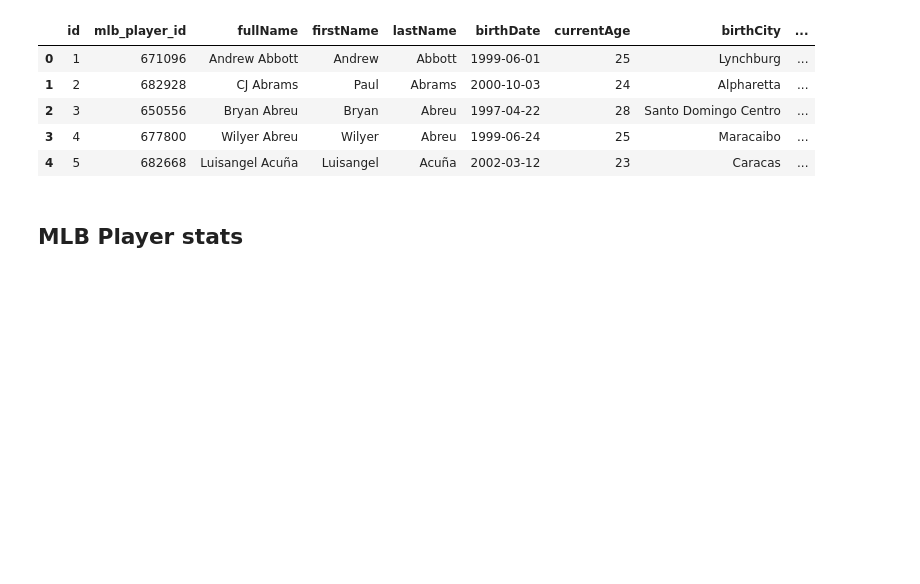
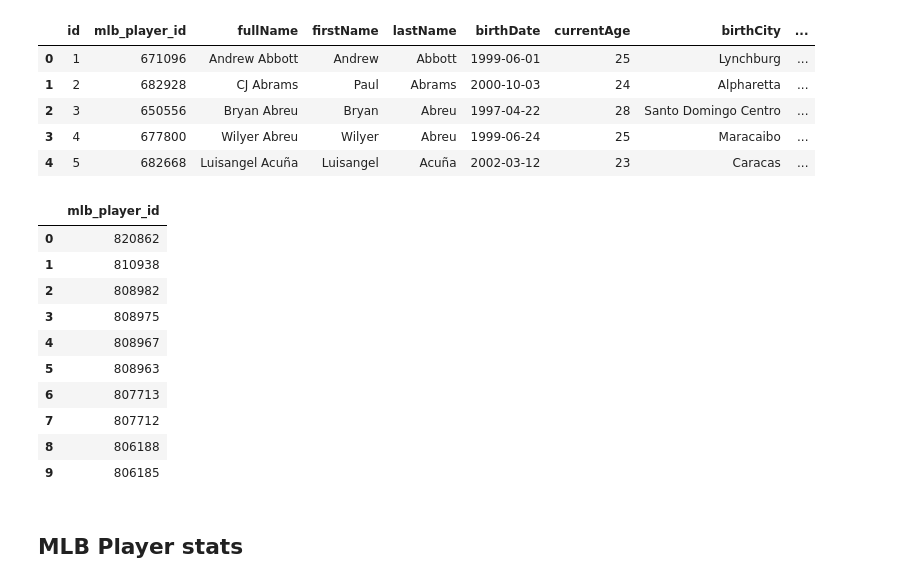
Before and after one commit to laniel123/MLB_Injury_Report, a Jupyter notebook: mlb/notebooks/Mlb_player_db.ipynb, the cells around one changed output. Saved outputs shown, nothing was run; the diff lists cells and outputs as text; code cells hidden in the pictures; blank space fills up the shorter version.

```diff
--- a/mlb/notebooks/Mlb_player_db.ipynb
+++ b/mlb/notebooks/Mlb_player_db.ipynb
@@ -39,6 +39,30 @@ mlb_player_info.head()
 | 2 | 3 | 650556 | Bryan Abreu | Bryan | Abreu | 1997-04-22 | 28 | Santo Domingo Centro | ... |
 | 3 | 4 | 677800 | Wilyer Abreu | Wilyer | Abreu | 1999-06-24 | 25 | Maracaibo | ... |
 | 4 | 5 | 682668 | Luisangel Acuña | Luisangel | Acuña | 2002-03-12 | 23 | Caracas | ... |
+# %%
+
+# Get the last 10 mlb_player_ids
+
+query = """
+SELECT mlb_player_id
+FROM mlb_player_info
+ORDER BY mlb_player_id DESC
+LIMIT 10;
+"""
+
+pd.read_sql_query(query, conn)
+# %% [output]
+|  | mlb_player_id |
+| 0 | 820862 |
+| 1 | 810938 |
+| 2 | 808982 |
+| 3 | 808975 |
+| 4 | 808967 |
+| 5 | 808963 |
+| 6 | 807713 |
+| 7 | 807712 |
+| 8 | 806188 |
+| 9 | 806185 |
 # %% [markdown]
 ## MLB Player stats
 # %%
```
Also changed, not shown: parts of 6 cells of this notebook, 8 other files.
